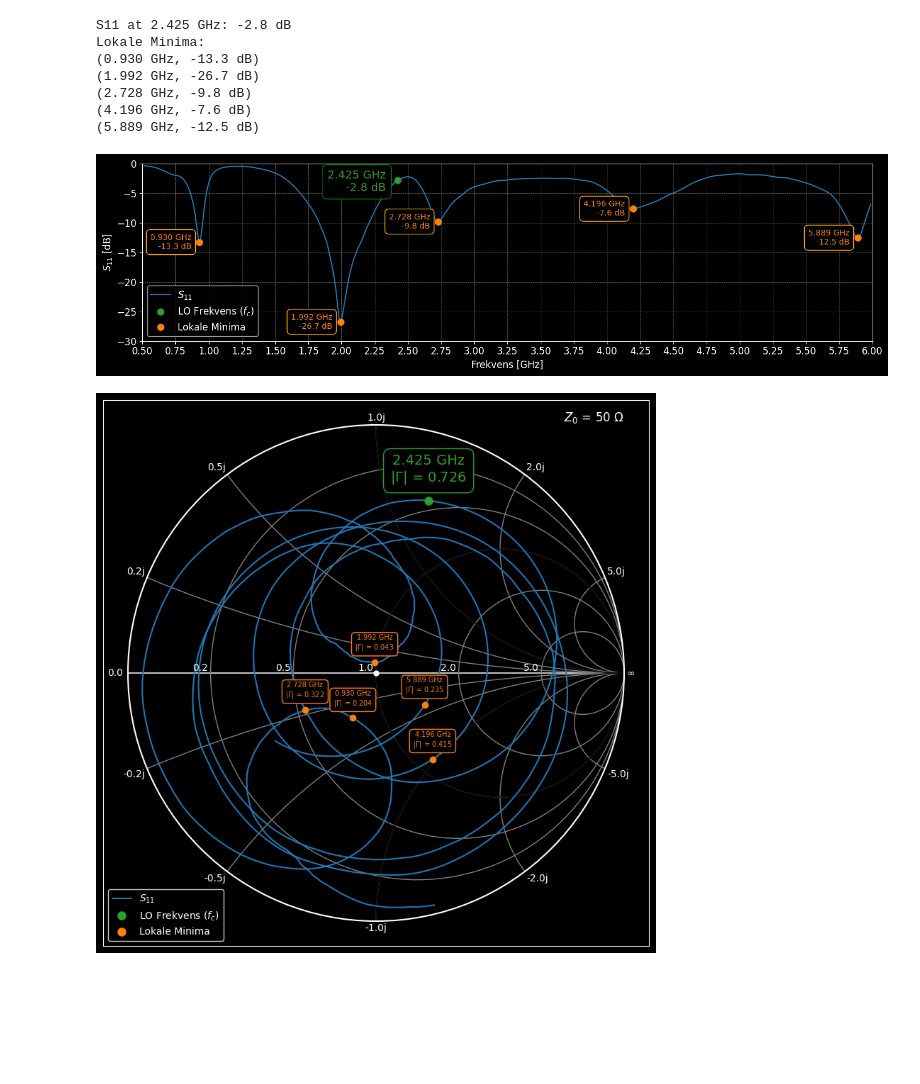
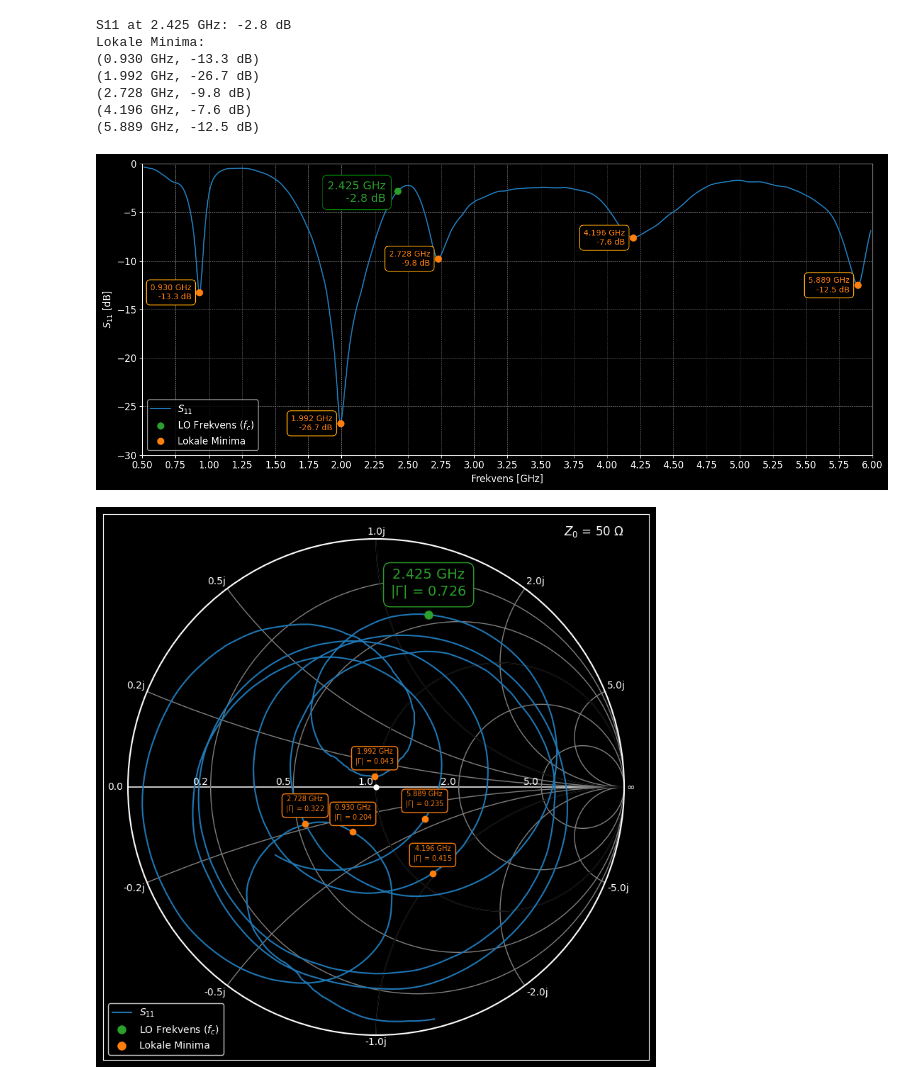
Before and after one commit to SkaugJr/TTT4145-Radiokommunikasjon, a Jupyter notebook: Prosjekt/Spredningsparam.ipynb, the cells around one changed output. Drawn from its saved outputs; the diff is of its cells as text; code cells hidden in the pictures; blank space fills up the shorter version.

```diff
--- a/Prosjekt/Spredningsparam.ipynb
+++ b/Prosjekt/Spredningsparam.ipynb
@@ -42,33 +42,33 @@ Lokale Minima:
 # %%
 # Plot hele
 plt.style.use('dark_background')
-plt.figure(figsize=(14, 4))
+plt.figure(figsize=(14, 6))
 
 # Plotting S11 data
 plt.plot(df['Frequency [GHz]'], df['S11 [dB]'], label=r"$S_{11}$", color='tab:blue')
 
 # LO frekvens
 plt.plot(LO_freq, LO_s11, 'o', label=r"LO Frekvens ($f_c$)", color='tab:green', markersize=8)
 plt.annotate(f"{LO_freq:.3f} GHz\n{LO_s11:.1f} dB", xy=(LO_freq, LO_s11), xytext=(-15, -2), textcoords='offset points', fontsize=14, color='tab:green', ha='right', va='center', bbox=dict(boxstyle="round,pad=0.5", edgecolor='green', facecolor='black', alpha=1))
 
 # Loakle Minimum
 plt.plot(s11_minima['Frequency [GHz]'], s11_minima['S11 [dB]'], 'o', label="Lokale Minima", color='tab:orange', markersize=8)
 for index, row in s11_minima.iterrows():
     plt.annotate(f"{row['Frequency [GHz]']:.3f} GHz\n{row['S11 [dB]']:.1f} dB", xy=(row['Frequency [GHz]'], row['S11 [dB]']), xytext=(-10, 0), textcoords='offset points', fontsize=10, color='tab:orange',ha='right', va='center', bbox=dict(boxstyle="round,pad=0.5", edgecolor='orange', facecolor='black', alpha=1))
 
 plt.xticks(np.arange(min(freq), max(freq)+0.1, 0.25), fontsize=12)
 plt.yticks(np.arange(-30, 0.1, 5), fontsize=12)
 plt.xlim(min(freq), max(freq))
 plt.ylim(-30, 0)
 plt.grid(color='gray', linestyle='--', linewidth=0.5)
 plt.ylabel(r'$S_{11}$ [dB]', fontsize=12)
 plt.xlabel('Frekvens [GHz]', fontsize=12)
 plt.legend(loc='best', fontsize=12)
 plt.tight_layout()
 plt.savefig('Figurer/S11_dB.pdf', bbox_inches='tight')
 plt.show()
 # %% [output]
-[figure, old version]
+[figure, new version]
 # %%
 # ---- Smith Chart plot ----
 plt.figure(figsize=(8, 8))
```
Also changed, not shown: 16 other files.
